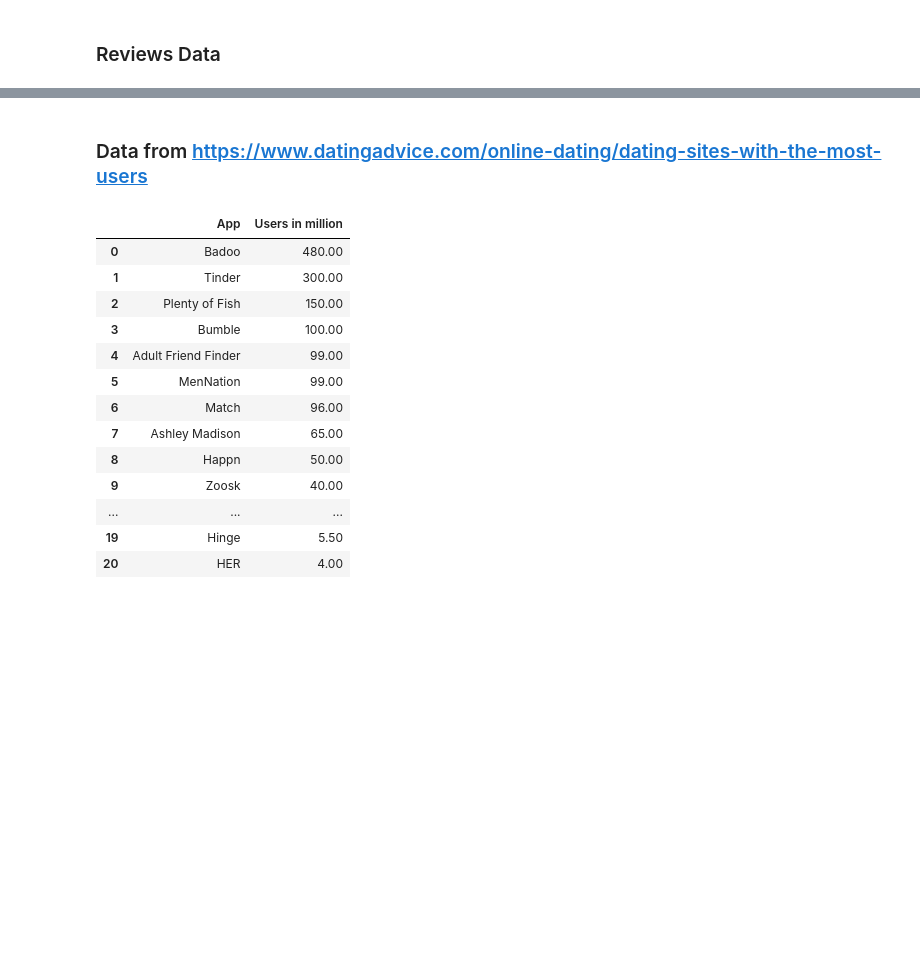
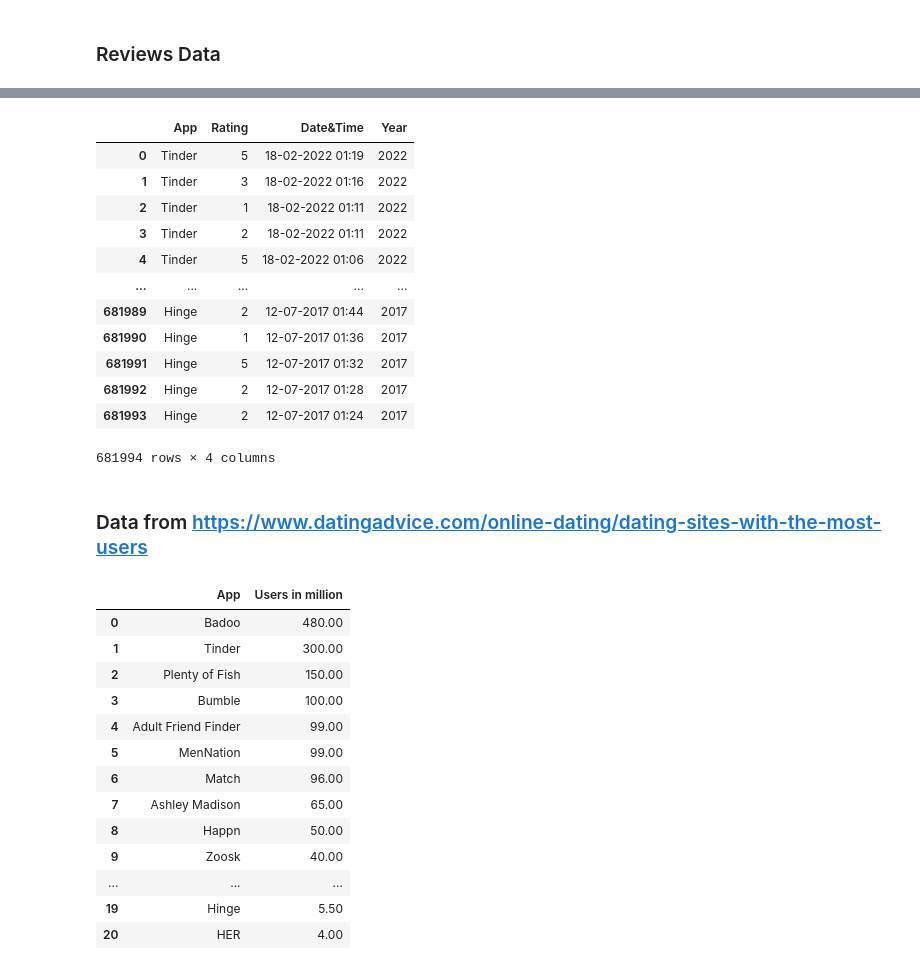
Before and after one commit to rita-s/love-finder, a Jupyter notebook: love_finder.ipynb, the cells around one changed output, grey strips where cells are left out. Drawn from its saved outputs; the diff is of its cells as text; code cells hidden in the pictures; blank space fills up the shorter version.

```diff
--- a/love_finder.ipynb
+++ b/love_finder.ipynb
@@ -157,0 +176,3 @@ renaming_df.tail()
+# %%
+# Droping unwanted headers
+reviews_df_clean = reviews_df.dropna(how='all').drop(['Unnamed: 0', '#ThumbsUp', 'Name', 'Review'], axis=1).copy()
@@ -157,0 +206,4 @@ renaming_df.tail()
+# %%
+# Seperating date and time
+reviews_df_app_rating = pd.DataFrame(reviews_df_clean[['App', 'Rating', 'Date&Time']])
+reviews_df_app_rating
@@ -158,3 +224,21 @@ renaming_df.tail()
+# %%
+# Seperating the year from the date and time
+reviews_df_app_rating['Year'] = pd.DatetimeIndex(reviews_df_app_rating['Date&Time']).year
+reviews_df_app_rating
+# %% [output]
+|  | App | Rating | Date&Time | Year |
+| 0 | Tinder | 5 | 18-02-2022 01:19 | 2022 |
+| 1 | Tinder | 3 | 18-02-2022 01:16 | 2022 |
+| 2 | Tinder | 1 | 18-02-2022 01:11 | 2022 |
+| 3 | Tinder | 2 | 18-02-2022 01:11 | 2022 |
+| 4 | Tinder | 5 | 18-02-2022 01:06 | 2022 |
+| ... | ... | ... | ... | ... |
+| 681989 | Hinge | 2 | 12-07-2017 01:44 | 2017 |
+| 681990 | Hinge | 1 | 12-07-2017 01:36 | 2017 |
+| 681991 | Hinge | 5 | 12-07-2017 01:32 | 2017 |
+| 681992 | Hinge | 2 | 12-07-2017 01:28 | 2017 |
+| 681993 | Hinge | 2 | 12-07-2017 01:24 | 2017 |
+681994 rows × 4 columns
 # %% [markdown]
 ### Data from https://www.datingadvice.com/online-dating/dating-sites-with-the-most-users
 # %%
```
Also changed, not shown: parts of 15 cells of this notebook, 3 other files.
